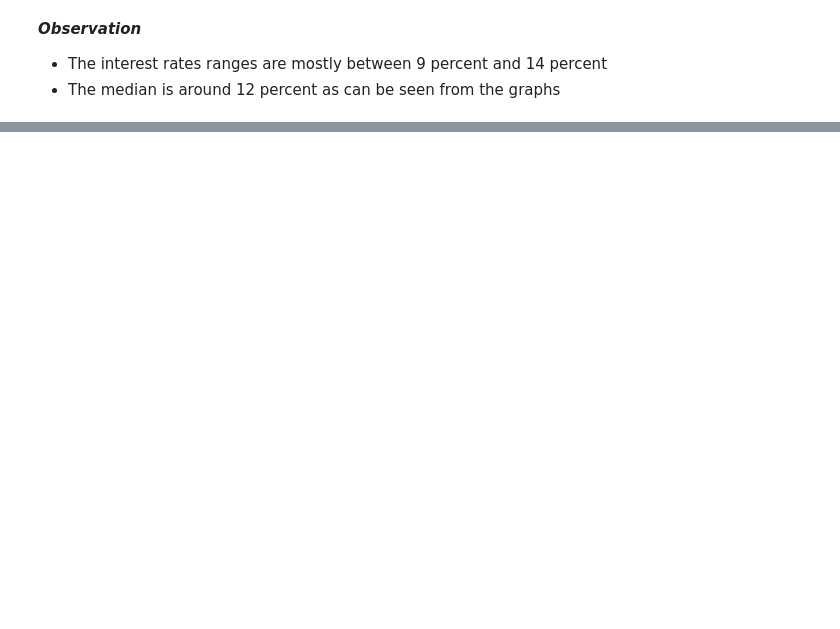
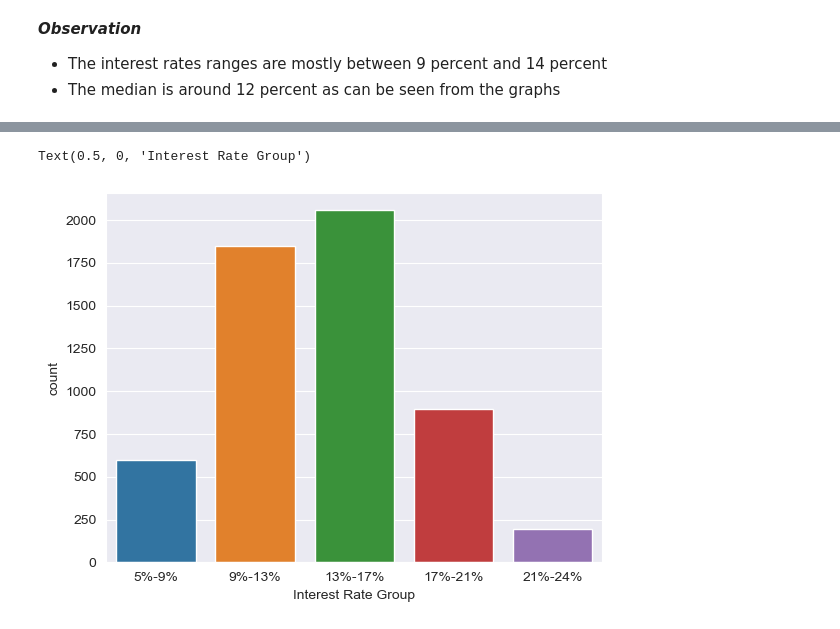
Before and after one commit to vivekbabu/LendingClubCaseStudy, a Jupyter notebook: Group_Facilitator_Name.ipynb, the cells around one changed output, grey strips where cells are left out. Drawn from its saved outputs; the diff is of its cells as text; code cells hidden in the pictures; blank space fills up the shorter version.

```diff
--- a/Group_Facilitator_Name.ipynb
+++ b/Group_Facilitator_Name.ipynb
@@ -441,0 +454,6 @@ plt.show()
+# %%
+sns.countplot(x='int_rate_groups', data=loan_df[loan_df.loan_status == 'Charged Off'])
+plt.xlabel('Interest Rate Group')
+# %% [output]
+Text(0.5, 0, 'Interest Rate Group')
+[figure, added]
```
Also changed, not shown: parts of 22 cells of this notebook, 1 other file.
